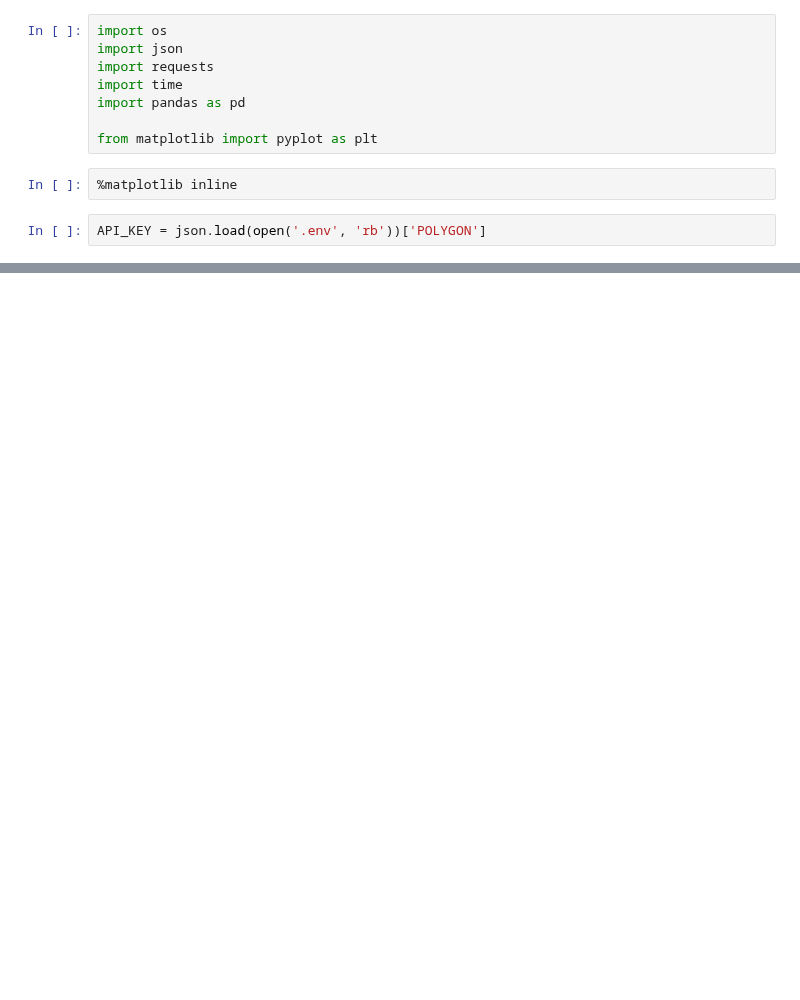
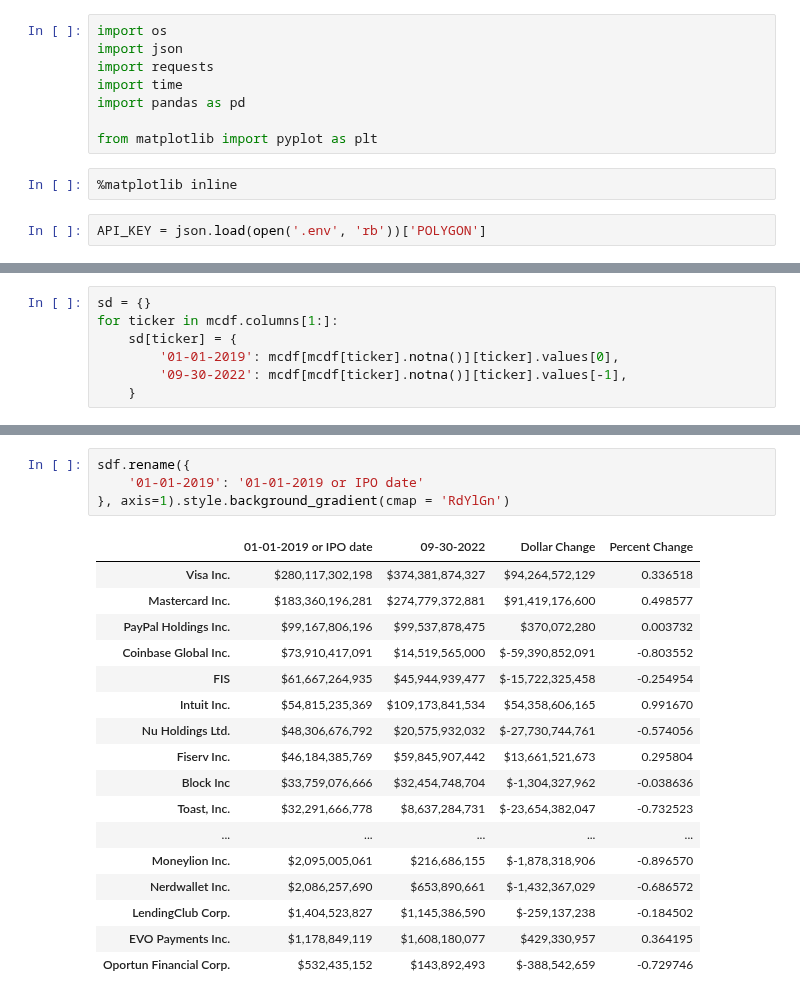
Before and after one commit to franciscojavierarceo/Python, a Jupyter notebook: notebooks/fintech-stocks.ipynb, the cells around one changed output, grey strips where cells are left out. Drawn from its saved outputs; the diff is of its cells as text; blank space fills up the shorter version.

```diff
--- a/notebooks/fintech-stocks.ipynb
+++ b/notebooks/fintech-stocks.ipynb
@@ -269,0 +296,7 @@ plt.show()
+# %%
+sd = {}
+for ticker in mcdf.columns[1:]:
+    sd[ticker] = {
+        '01-01-2019': mcdf[mcdf[ticker].notna()][ticker].values[0],
+        '09-30-2022': mcdf[mcdf[ticker].notna()][ticker].values[-1],
+    }
@@ -269,0 +316,22 @@ plt.show()
+# %%
+sdf.rename({
+    '01-01-2019': '01-01-2019 or IPO date'
+}, axis=1).style.background_gradient(cmap = 'RdYlGn')
+# %% [output]
+|  | 01-01-2019 or IPO date | 09-30-2022 | Dollar Change | Percent Change |
+| Visa Inc. | $280,117,302,198 | $374,381,874,327 | $94,264,572,129 | 0.336518 |
+| Mastercard Inc. | $183,360,196,281 | $274,779,372,881 | $91,419,176,600 | 0.498577 |
+| PayPal Holdings Inc. | $99,167,806,196 | $99,537,878,475 | $370,072,280 | 0.003732 |
+| Coinbase Global Inc. | $73,910,417,091 | $14,519,565,000 | $-59,390,852,091 | -0.803552 |
+| FIS | $61,667,264,935 | $45,944,939,477 | $-15,722,325,458 | -0.254954 |
+| Intuit Inc. | $54,815,235,369 | $109,173,841,534 | $54,358,606,165 | 0.991670 |
+| Nu Holdings Ltd. | $48,306,676,792 | $20,575,932,032 | $-27,730,744,761 | -0.574056 |
+| Fiserv Inc. | $46,184,385,769 | $59,845,907,442 | $13,661,521,673 | 0.295804 |
+| Block Inc | $33,759,076,666 | $32,454,748,704 | $-1,304,327,962 | -0.038636 |
+| Toast, Inc. | $32,291,666,778 | $8,637,284,731 | $-23,654,382,047 | -0.732523 |
+| ... | ... | ... | ... | ... |
+| Moneylion Inc. | $2,095,005,061 | $216,686,155 | $-1,878,318,906 | -0.896570 |
+| Nerdwallet Inc. | $2,086,257,690 | $653,890,661 | $-1,432,367,029 | -0.686572 |
+| LendingClub Corp. | $1,404,523,827 | $1,145,386,590 | $-259,137,238 | -0.184502 |
+| EVO Payments Inc. | $1,178,849,119 | $1,608,180,077 | $429,330,957 | 0.364195 |
+| Oportun Financial Corp. | $532,435,152 | $143,892,493 | $-388,542,659 | -0.729746 |
```
Also changed, not shown: parts of 18 cells of this notebook, 1 other file.
